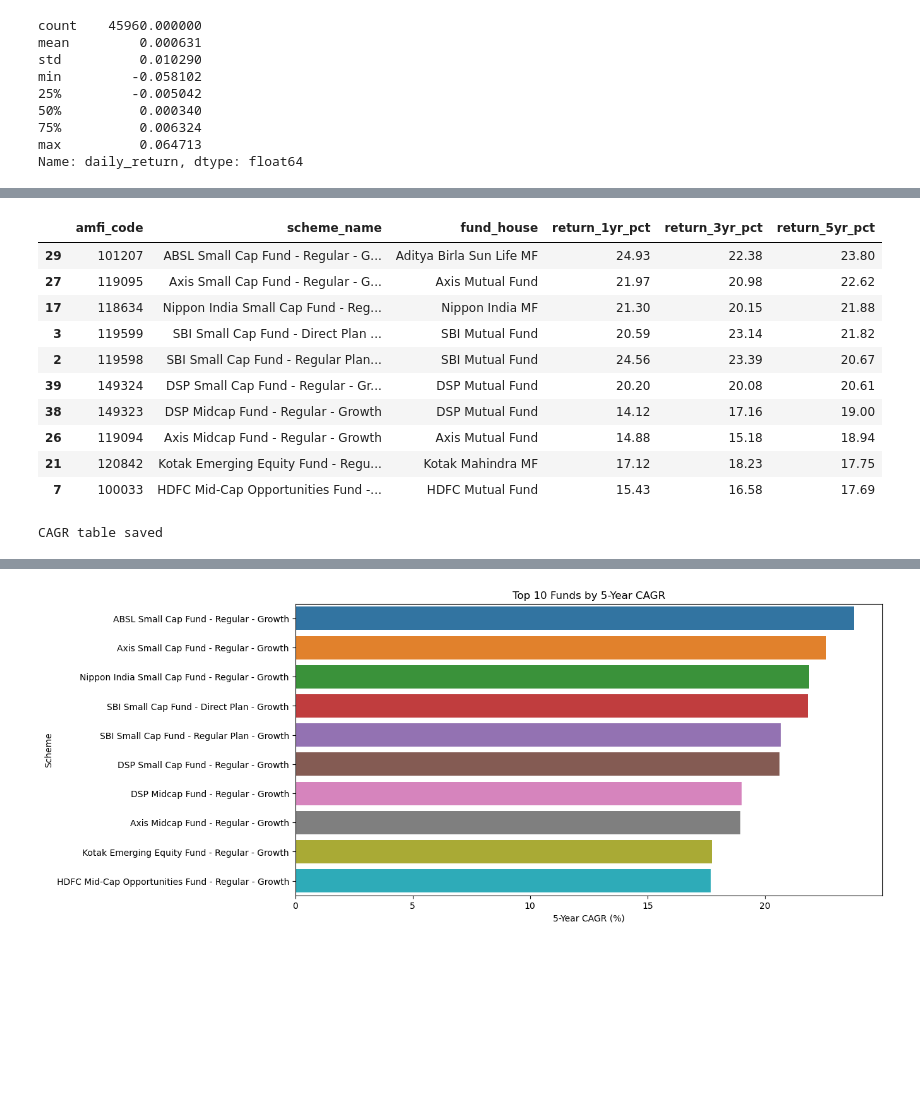
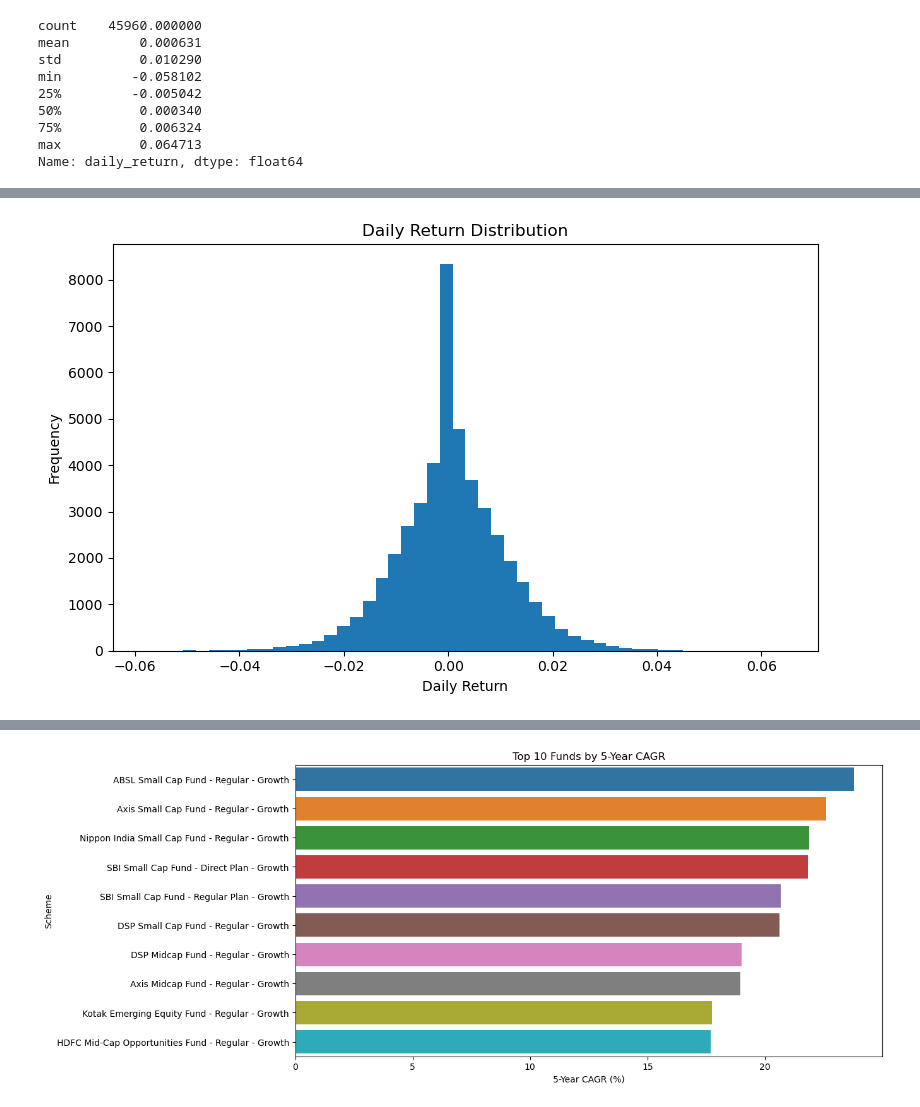
Before and after one commit to varshitha-0510/Mutual-Fund-Anlytics, a Jupyter notebook: notebooks/Performance_Analytics.ipynb, the cells around one changed output, grey strips where cells are left out. Drawn from its saved outputs; the diff is of its cells as text; code cells hidden in the pictures; blank space fills up the shorter version.

Commit message:
Day 4: Updated Performance analytics and regenerated charts

```diff
--- a/notebooks/Performance_Analytics.ipynb
+++ b/notebooks/Performance_Analytics.ipynb
@@ -42,5 +24,11 @@ Index(['investor_id', 'transaction_date', 'amfi_code', 'transaction_type',
 nav["date"] = pd.to_datetime(nav["date"])
 
 nav = nav.sort_values(
-    ["amfi_code", "date"]
+    ["amfi_code","date"]
 )
+
+nav["daily_return"] = nav.groupby(
+    "amfi_code"
+)["nav"].pct_change()
+
+nav.head()
@@ -47,5 +41,0 @@ nav = nav.sort_values(
-# %%
-nav["daily_return"] = (
-    nav.groupby("amfi_code")["nav"]
-       .pct_change()
-)
@@ -116,37 +54,23 @@ performance[[
-# %%
-cagr_table = performance[[
-    "amfi_code",
-    "scheme_name",
-    "fund_house",
-    "return_1yr_pct",
-    "return_3yr_pct",
-    "return_5yr_pct"
-]]
-
-cagr_table = cagr_table.sort_values(
-    "return_5yr_pct",
-    ascending=False
-)
-
-cagr_table.head(10)
-# %% [output]
-|  | amfi_code | scheme_name | fund_house | return_1yr_pct | return_3yr_pct | return_5yr_pct |
-| 29 | 101207 | ABSL Small Cap Fund - Regular - G... | Aditya Birla Sun Life MF | 24.93 | 22.38 | 23.80 |
-| 27 | 119095 | Axis Small Cap Fund - Regular - G... | Axis Mutual Fund | 21.97 | 20.98 | 22.62 |
-| 17 | 118634 | Nippon India Small Cap Fund - Reg... | Nippon India MF | 21.30 | 20.15 | 21.88 |
-| 3 | 119599 | SBI Small Cap Fund - Direct Plan ... | SBI Mutual Fund | 20.59 | 23.14 | 21.82 |
-| 2 | 119598 | SBI Small Cap Fund - Regular Plan... | SBI Mutual Fund | 24.56 | 23.39 | 20.67 |
-| 39 | 149324 | DSP Small Cap Fund - Regular - Gr... | DSP Mutual Fund | 20.20 | 20.08 | 20.61 |
-| 38 | 149323 | DSP Midcap Fund - Regular - Growth | DSP Mutual Fund | 14.12 | 17.16 | 19.00 |
-| 26 | 119094 | Axis Midcap Fund - Regular - Growth | Axis Mutual Fund | 14.88 | 15.18 | 18.94 |
-| 21 | 120842 | Kotak Emerging Equity Fund - Regu... | Kotak Mahindra MF | 17.12 | 18.23 | 17.75 |
-| 7 | 100033 | HDFC Mid-Cap Opportunities Fund -... | HDFC Mutual Fund | 15.43 | 16.58 | 17.69 |
-# %%
-cagr_table.to_csv(
-    "../reports/cagr_comparison_table.csv",
-    index=False
-)
-
-print("CAGR table saved")
-# %% [output]
-CAGR table saved
+# %%
+plt.figure(figsize=(8,5))
+
+plt.hist(
+    nav["daily_return"].dropna(),
+    bins=50
+)
+
+plt.title("Daily Return Distribution")
+plt.xlabel("Daily Return")
+plt.ylabel("Frequency")
+
+plt.tight_layout()
+
+plt.savefig(
+    "../reports/daily_return_distribution.png",
+    dpi=300,
+    bbox_inches="tight"
+)
+
+plt.show()
+# %% [output]
+[figure, added]
```
Also changed, not shown: parts of 78 cells of this notebook, 21 other files.
